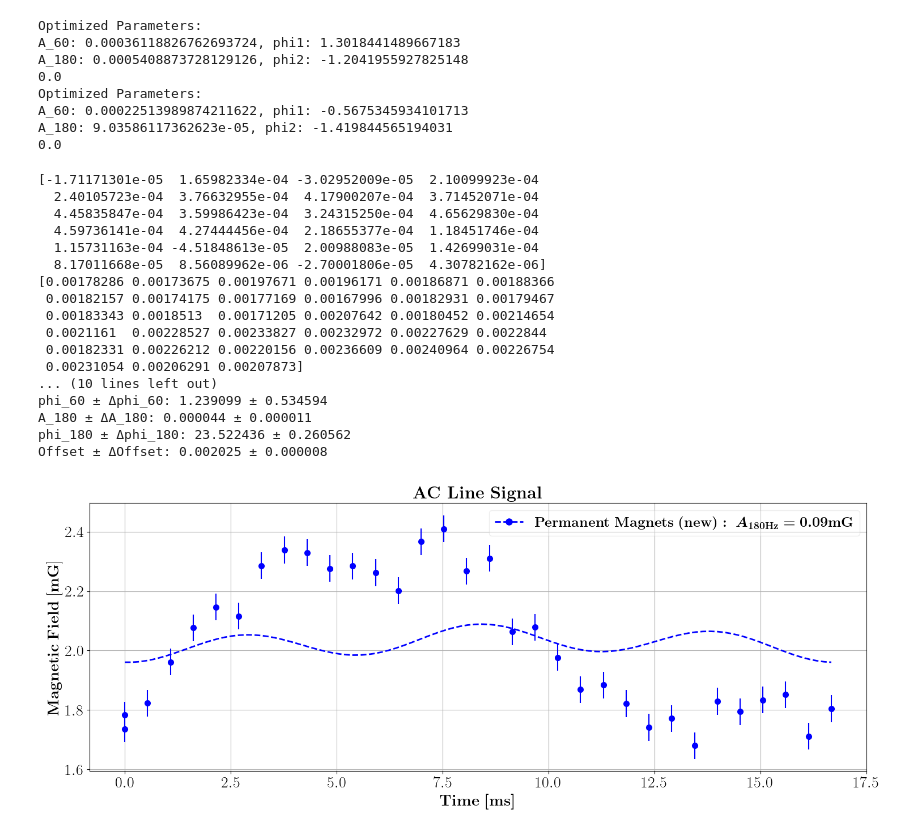
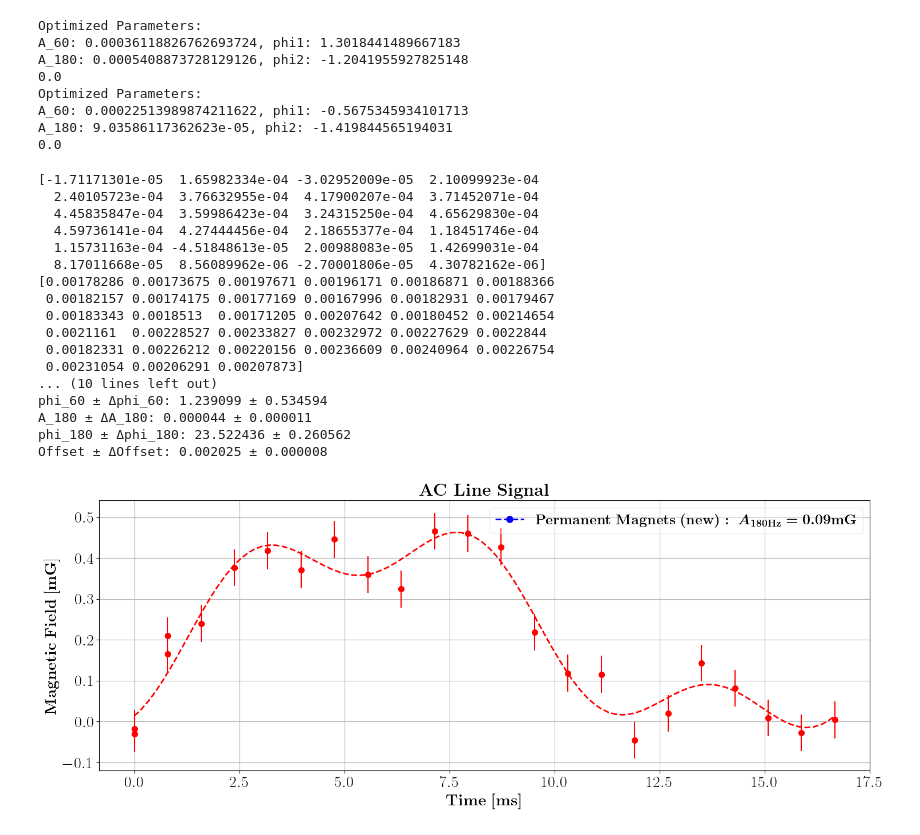
Before and after one commit to GauravTathed/PhD_python_scripts, a Jupyter notebook: LineSignal_charaterization/LineSignal_charaterization.ipynb, the cells around one changed output. Cells and saved outputs as stored; diff of their text form; code cells hidden in the pictures.

Commit message:
proper fitting for line signal

```diff
--- a/LineSignal_charaterization/LineSignal_charaterization.ipynb
+++ b/LineSignal_charaterization/LineSignal_charaterization.ipynb
@@ -480,10 +480,26 @@ print(f"phi_180 ± Δphi_180: {phi2_fit_pm_new:.6f} ± {param_unc_pm_new[3]:.6f}
 print(f"Offset ± ΔOffset: {o_pm_new:.6f} ± {param_unc_pm_new[4]:.6f}")
 
 plt.figure(figsize=(15, 6))
-# plt.errorbar(t_pm/1000, y_noisy_pm*1000, yerr=0.045, fmt='ro', markersize=7, alpha=1)
-# plt.plot(t_fit_pm/1000, y_fit_pm*1000,'r--', label=r"\boldmath$\mathbf{AC\ Line\ signal\ with\ Permanent\ Magnets} -\ A_{180\mathbf{Hz}} = 0.09 \mathbf{mG}$", linewidth=2)
-plt.errorbar(t_pm_new/1000, y_noisy_pm_new*1000, yerr=0.045, fmt='bo', markersize=7, alpha=1)
-plt.plot(t_fit_pm_new/1000, y_fit_pm_new*1000,'b--', label=r"\boldmath$\mathbf{AC\ Line\ signal\ with\ Permanent\ Magnets_new} -\ A_{180\mathbf{Hz}} = 0.09 \mathbf{mG}$", linewidth=2)
+plt.errorbar(t_pm/1000, y_noisy_pm*1000, yerr=0.045, fmt='ro', markersize=7, alpha=1)
+plt.plot(t_fit_pm/1000, y_fit_pm*1000,'r--', label=r"\boldmath$\mathbf{AC\ Line\ signal\ with\ Permanent\ Magnets} -\ A_{180\mathbf{Hz}} = 0.09 \mathbf{mG}$", linewidth=2)
+# plt.errorbar(t_pm_new/1000, y_noisy_pm_new*1000, yerr=0.045, fmt='bo', markersize=7, alpha=1)
+# plt.plot(t_fit_pm_new/1000, y_fit_pm_new*1000,'b--', label=r"\boldmath$\mathbf{AC\ Line\ signal\ with\ Permanent\ Magnets_new} -\ A_{180\mathbf{Hz}} = 0.09 \mathbf{mG}$", linewidth=2)
+
+def line_signal(t,
+                A1=0.00037318157768892316, phi1=-0.8406971425701916,
+                A2=-0.0004562778378973005, phi2=-4.804949550471232,
+                offset=0.00206463292835800108):
+    return (
+        A1 * np.sin(2 * np.pi * 60 * t + phi1) +
+        A2 * np.sin(2 * np.pi * 180 * t + phi2) +
+        offset
+    ) - (
+        A1 * np.sin(2 * np.pi * 60 * 0 + phi1) +
+        A2 * np.sin(2 * np.pi * 180 * 0 + phi2) +
+        offset
+    )
+
+# plt.plot(t_fit_pm_new/1000, line_signal(t_fit_pm_new/1000), 'g--', label=r"\boldmath$\mathbf{Line\ Signal\ Model}$", linewidth=2)
 
 # combo_handle_PM = mlines.Line2D([], [], color='red',
 #                              marker='o', linestyle='--',
@@ -503,34 +519,34 @@ leg = plt.legend(handles=[combo_handle_PM_new],
                 fontsize=18)
 
 for txt in leg.get_texts():
     txt.set_fontweight('bold')
 # plt.legend()
 plt.xlabel(r"\boldmath$\mathbf{Time\ [ms]}$")
 plt.ylabel(r"$\mathbf{Magnetic\ Field\ [mG]}$")
 plt.title(r"\textbf{AC Line Signal}")
 plt.grid()
 plt.tight_layout()
 plt.savefig('line_signal_EM_vs_PM.svg')
 plt.show()
 # %% [output]
 [-1.71171301e-05  1.65982334e-04 -3.02952009e-05  2.10099923e-04
   2.40105723e-04  3.76632955e-04  4.17900207e-04  3.71452071e-04
   4.45835847e-04  3.59986423e-04  3.24315250e-04  4.65629830e-04
   4.59736141e-04  4.27444456e-04  2.18655377e-04  1.18451746e-04
   1.15731163e-04 -4.51848613e-05  2.00988083e-05  1.42699031e-04
   8.17011668e-05  8.56089962e-06 -2.70001806e-05  4.30782162e-06]
 [0.00178286 0.00173675 0.00197671 0.00196171 0.00186871 0.00188366
  0.00182157 0.00174175 0.00177169 0.00167996 0.00182931 0.00179467
  0.00183343 0.0018513  0.00171205 0.00207642 0.00180452 0.00214654
  0.0021161  0.00228527 0.00233827 0.00232972 0.00227629 0.0022844
  0.00182331 0.00226212 0.00220156 0.00236609 0.00240964 0.00226754
  0.00231054 0.00206291 0.00207873]
 ... (10 lines left out)
 phi_60 ± Δphi_60: 1.239099 ± 0.534594
 A_180 ± ΔA_180: 0.000044 ± 0.000011
 phi_180 ± Δphi_180: 23.522436 ± 0.260562
 Offset ± ΔOffset: 0.002025 ± 0.000008
-[figure, old version]
+[figure, new version]
 # %%
 %matplotlib widget
 # %%
```
Also changed, not shown: parts of 2 cells of this notebook, 6 other files.
